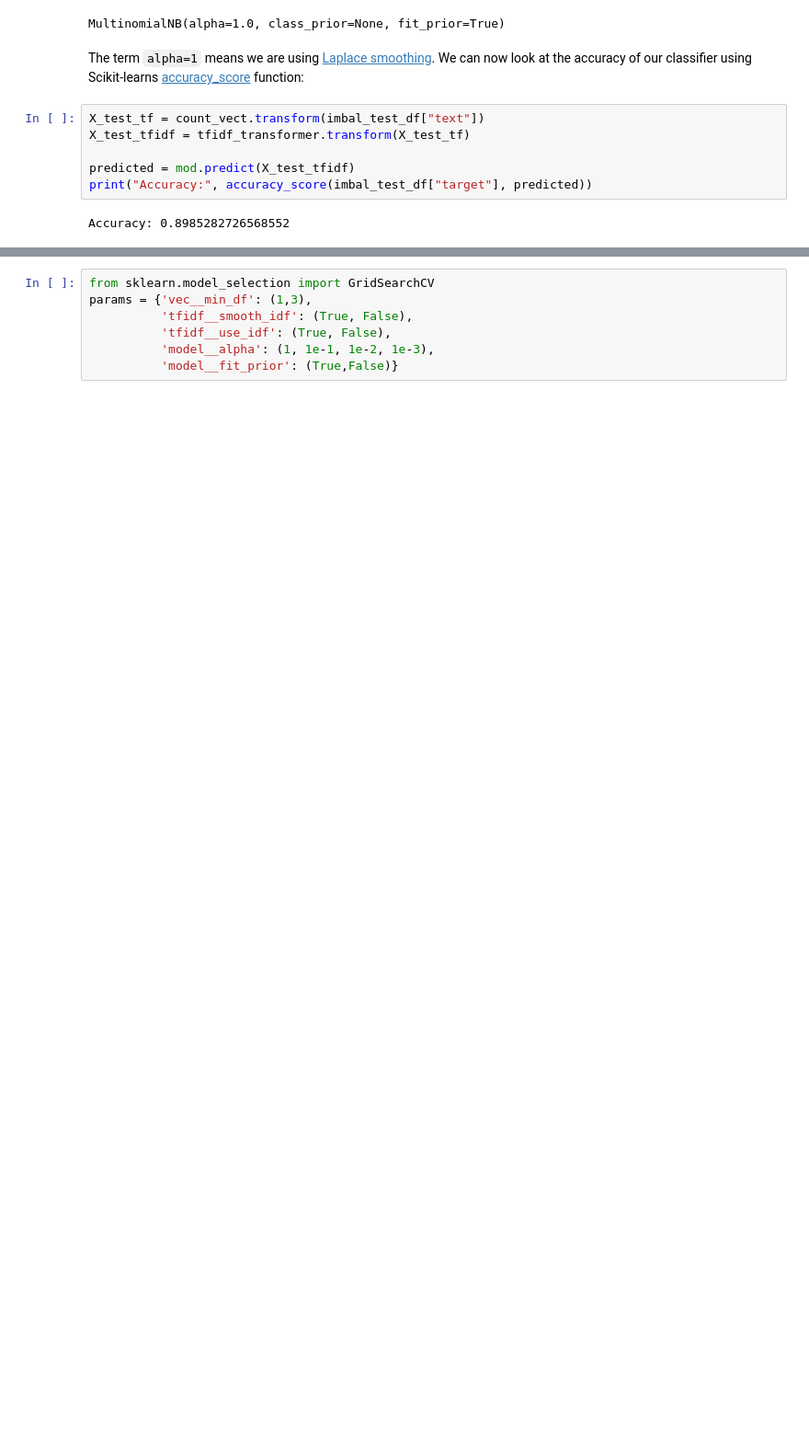
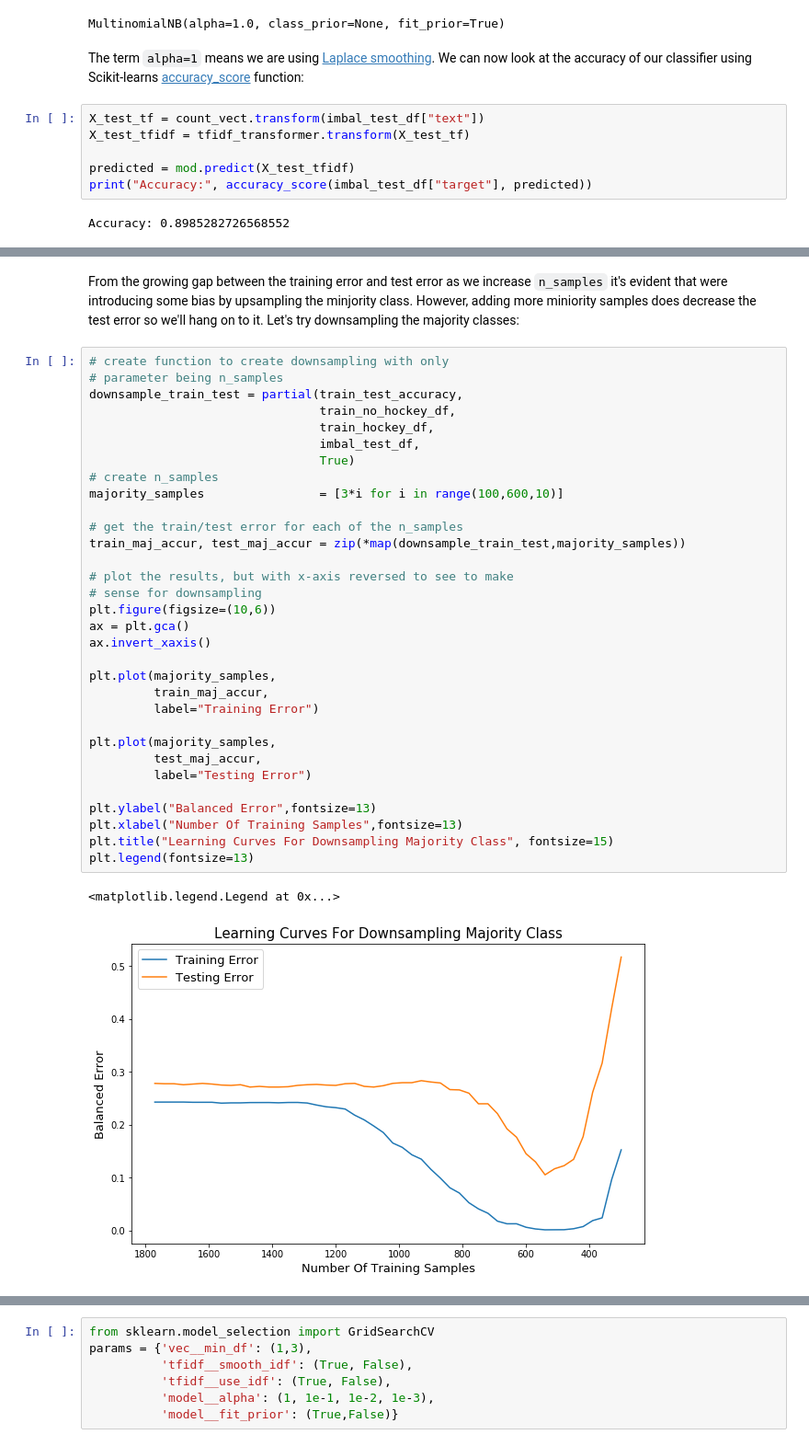
Before and after one commit to mdh266/TextClassificationApp, a Jupyter notebook: NLP.ipynb, the cells around one changed output, grey strips where cells are left out. Shown: that part at 92% size. Saved outputs shown, nothing was run; the diff lists cells and outputs as text; blank space fills up the shorter version.

```diff
--- a/NLP.ipynb
+++ b/NLP.ipynb
@@ -616,0 +675,37 @@ Not only do pipelines allow us to swap out our model much easier, (say replace o
+# %% [markdown]
+From the growing gap between the training error and test error as we increase `n_samples` it's evident that were introducing some bias by upsampling the minjority class.  However, adding more miniority samples does decrease the test error so we'll hang on to it. Let's try downsampling the majority classes:
+# %%
+# create function to create downsampling with only
+# parameter being n_samples
+downsample_train_test = partial(train_test_accuracy,
+                                train_no_hockey_df,
+                                train_hockey_df,
+                                imbal_test_df,
+                                True)
+# create n_samples
+majority_samples                = [3*i for i in range(100,600,10)]
+
+# get the train/test error for each of the n_samples
+train_maj_accur, test_maj_accur = zip(*map(downsample_train_test,majority_samples))
+
+# plot the results, but with x-axis reversed to see to make
+# sense for downsampling
+plt.figure(figsize=(10,6))
+ax = plt.gca()
+ax.invert_xaxis()
+
+plt.plot(majority_samples,
+         train_maj_accur,
+         label="Training Error")
+
+plt.plot(majority_samples,
+         test_maj_accur,
+         label="Testing Error")
+
+plt.ylabel("Balanced Error",fontsize=13)
+plt.xlabel("Number Of Training Samples",fontsize=13)
+plt.title("Learning Curves For Downsampling Majority Class", fontsize=15)
+plt.legend(fontsize=13)
+# %% [output]
+<matplotlib.legend.Legend at 0x...>
+[figure, added]
```
Also changed, not shown: parts of 87 cells of this notebook, 1 other file.
